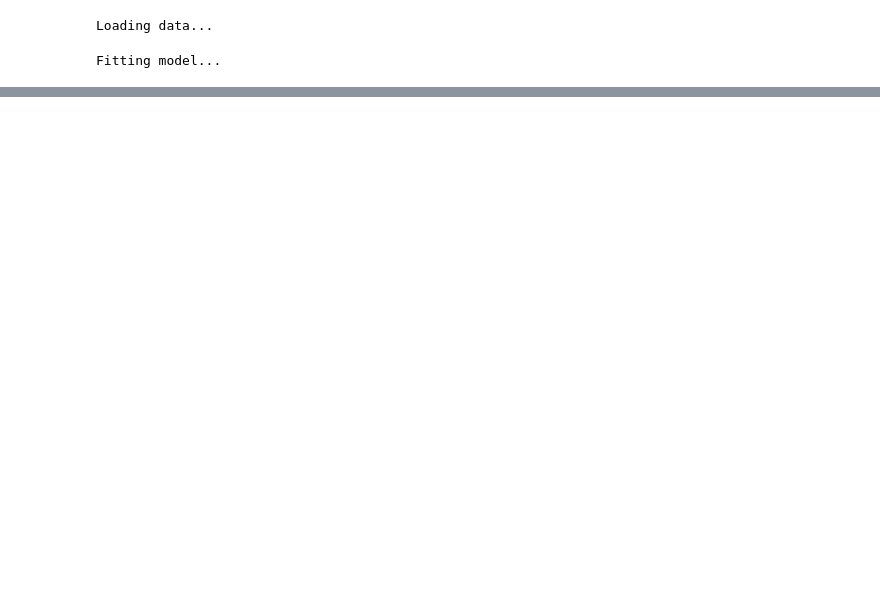
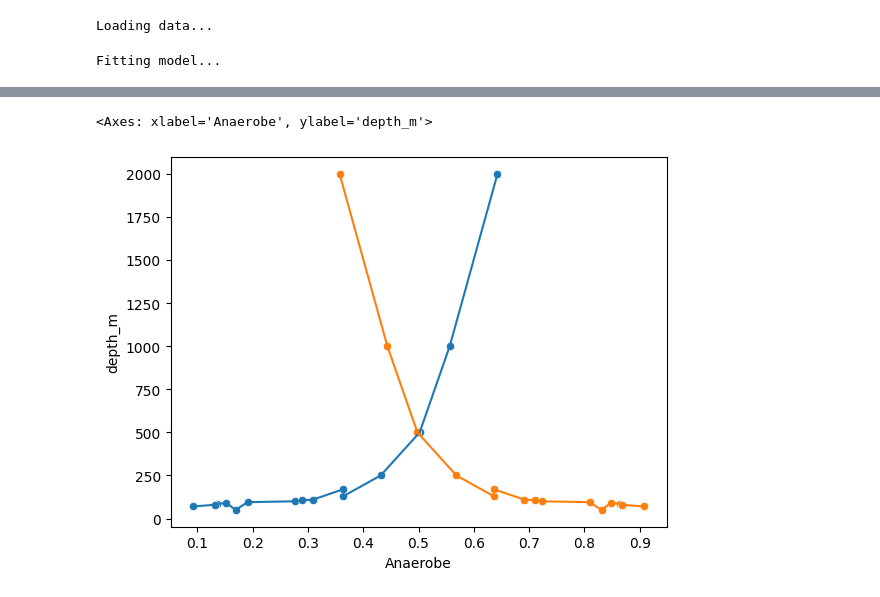
Before and after one commit to jgoldford/aerobot, a Jupyter notebook: aerobot/notebooks/test.ipynb, the cells around one changed output, grey strips where cells are left out. Saved outputs shown, nothing was run; the diff lists cells and outputs as text; code cells hidden in the pictures; blank space fills up the shorter version.

```diff
--- a/aerobot/notebooks/test.ipynb
+++ b/aerobot/notebooks/test.ipynb
@@ -42,0 +45,44 @@ C.apply(lambda x: x/x.sum(),axis=1)
+# %%
+import os
+import pandas as pd
+import glob
+
+# Define the root directory
+root_dir = '/Users/joshuagoldford/Documents/work/research_projects/metals_metabolism/data/BlackSea_PRJNA649215/mags_black_sea/'
+
+# Get a list of all .faa files under the root directory
+file_paths = glob.glob(root_dir + '**/*.faa', recursive=True)
+
+# Extract the genome ids from the file paths
+genome_ids = [os.path.basename(os.path.dirname(path)) for path in file_paths]
+
+# Convert the data into a pandas dataframe
+mags = pd.DataFrame({
+    'Genome_ID': genome_ids,
+    'File_Path': file_paths
+})
+
+file_mapper = mags.set_index("File_Path")["Genome_ID"].to_dict()
+# %%
+aa_kmer = count_aa_kmers(mags.File_Path.tolist(),kmer)
+aa_kmer = aa_kmer.T
+aa_kmer.index = [file_mapper[x] for x in aa_kmer.index.tolist()]
+aa_kmer = aa_kmer[cleaned_data["column_labels"]]
+labels = model.predict(aa_kmer)
+# %%
+mag_fraction = pd.read_csv("/Users/joshuagoldford/Documents/work/research_projects/metals_metabolism/data/blackSea.MAGfraction.04Feb2023.csv",index_col=0)
+metadata = pd.read_csv("/Users/joshuagoldford/Documents/work/research_projects/metals_metabolism/data/blackSea.metadata.csv",index_col=0)
+# %%
+z = pd.DataFrame(labels,index=aa_kmer.index,columns=["oxygen"])
+z = z.join(mag_fraction).dropna(axis=0).fillna(0)
+z = z.groupby("oxygen").sum().T
+df = metadata.join(z)
+# %%
+sns.scatterplot(x="Anaerobe",y="depth_m",data=df)
+sns.lineplot(x="Anaerobe",y="depth_m",data=df)
+
+sns.scatterplot(x="Aerobe",y="depth_m",data=df)
+sns.lineplot(x="Aerobe",y="depth_m",data=df)
+# %% [output]
+<Axes: xlabel='Anaerobe', ylabel='depth_m'>
+[figure, added]
```
Also changed, not shown: parts of 4 cells of this notebook, 3 other files.
